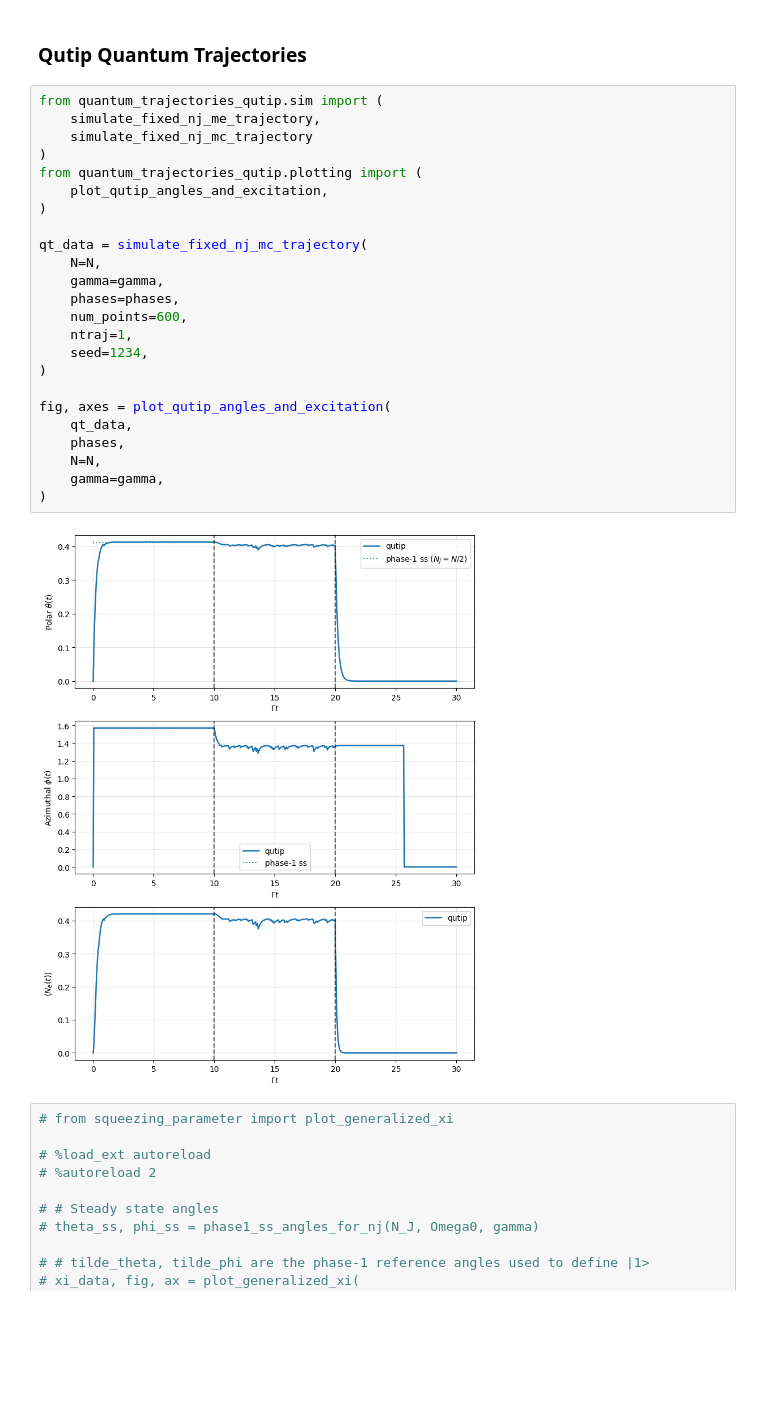
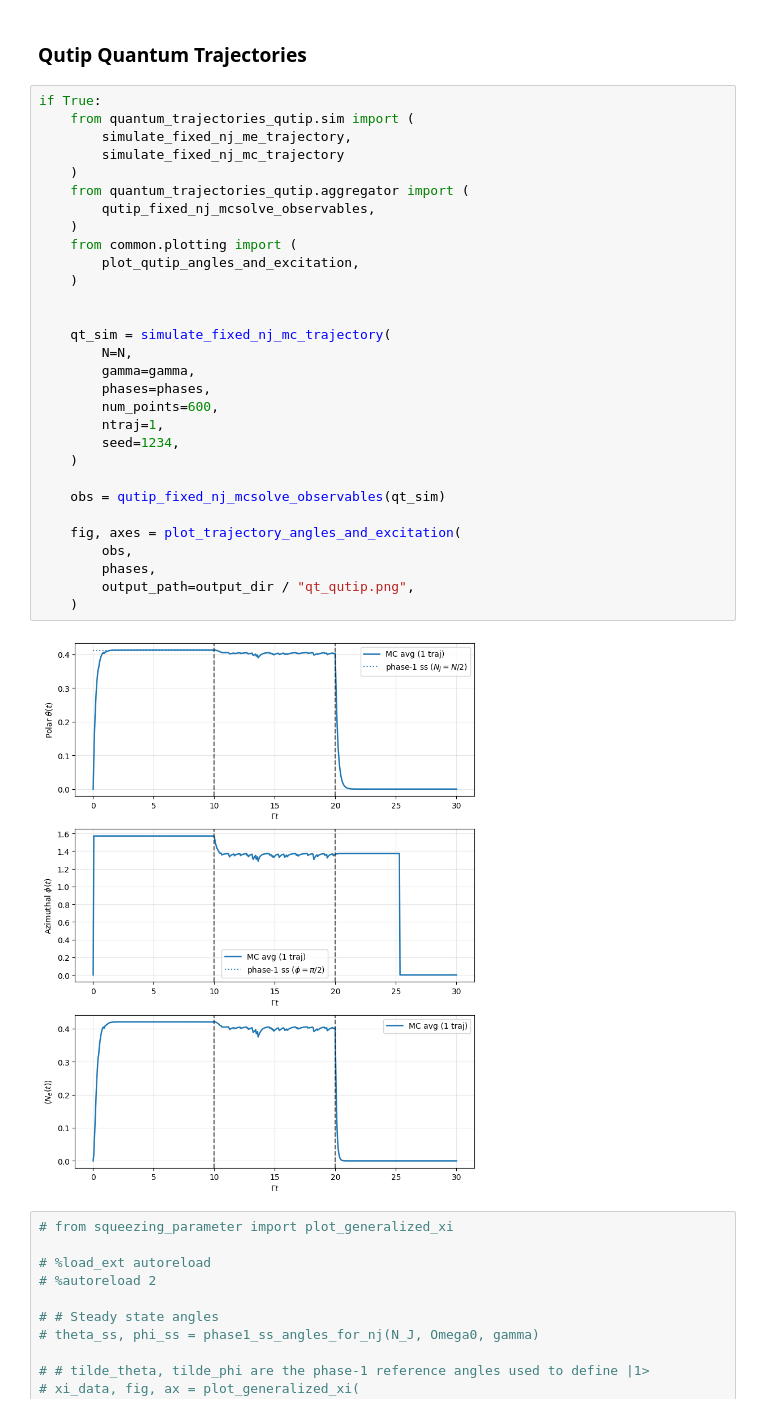
Before and after one commit to AsharKamal98/cavity-OAT, a Jupyter notebook: main.ipynb, the cells around one changed output. Saved outputs shown, nothing was run; the diff lists cells and outputs as text; blank space fills up the shorter version.

```diff
--- a/main.ipynb
+++ b/main.ipynb
@@ -82,31 +118,37 @@ fig, axes = plot_trajectory_angles_and_excitation(result, phases)
 # %% [markdown]
 ### Qutip Quantum Trajectories
 # %%
-from quantum_trajectories_qutip.sim import (
-    simulate_fixed_nj_me_trajectory,
-    simulate_fixed_nj_mc_trajectory
-)
-from quantum_trajectories_qutip.plotting import (
-    plot_qutip_angles_and_excitation,
-)
+if True:
+    from quantum_trajectories_qutip.sim import (
+        simulate_fixed_nj_me_trajectory,
+        simulate_fixed_nj_mc_trajectory
+    )
+    from quantum_trajectories_qutip.aggregator import (
+        qutip_fixed_nj_mcsolve_observables,
+    )
+    from common.plotting import (
+        plot_qutip_angles_and_excitation,
+    )
 
-qt_data = simulate_fixed_nj_mc_trajectory(
-    N=N,
-    gamma=gamma,
-    phases=phases,
-    num_points=600,
-    ntraj=1,
-    seed=1234,
-)
 
-fig, axes = plot_qutip_angles_and_excitation(
-    qt_data,
-    phases,
-    N=N,
-    gamma=gamma,
-)
+    qt_sim = simulate_fixed_nj_mc_trajectory(
+        N=N,
+        gamma=gamma,
+        phases=phases,
+        num_points=600,
+        ntraj=1,
+        seed=1234,
+    )
+
+    obs = qutip_fixed_nj_mcsolve_observables(qt_sim)
+
+    fig, axes = plot_trajectory_angles_and_excitation(
+        obs,
+        phases,
+        output_path=output_dir / "qt_qutip.png",
+    )
 # %% [output]
-[figure, old version]
+[figure, new version]
 # %%
 # from squeezing_parameter import plot_generalized_xi
 
```
Also changed, not shown: parts of 4 cells of this notebook, 10 other files.
